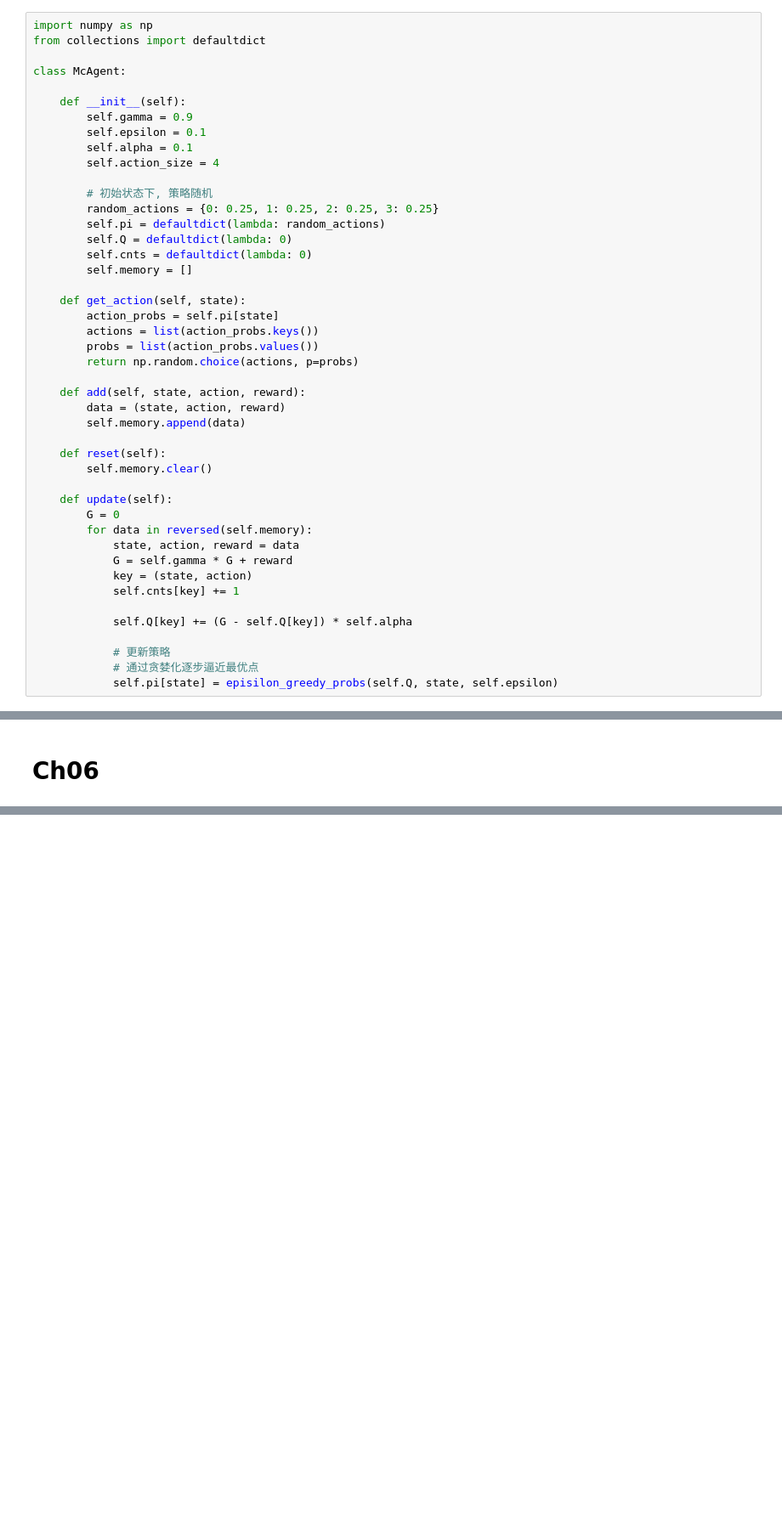
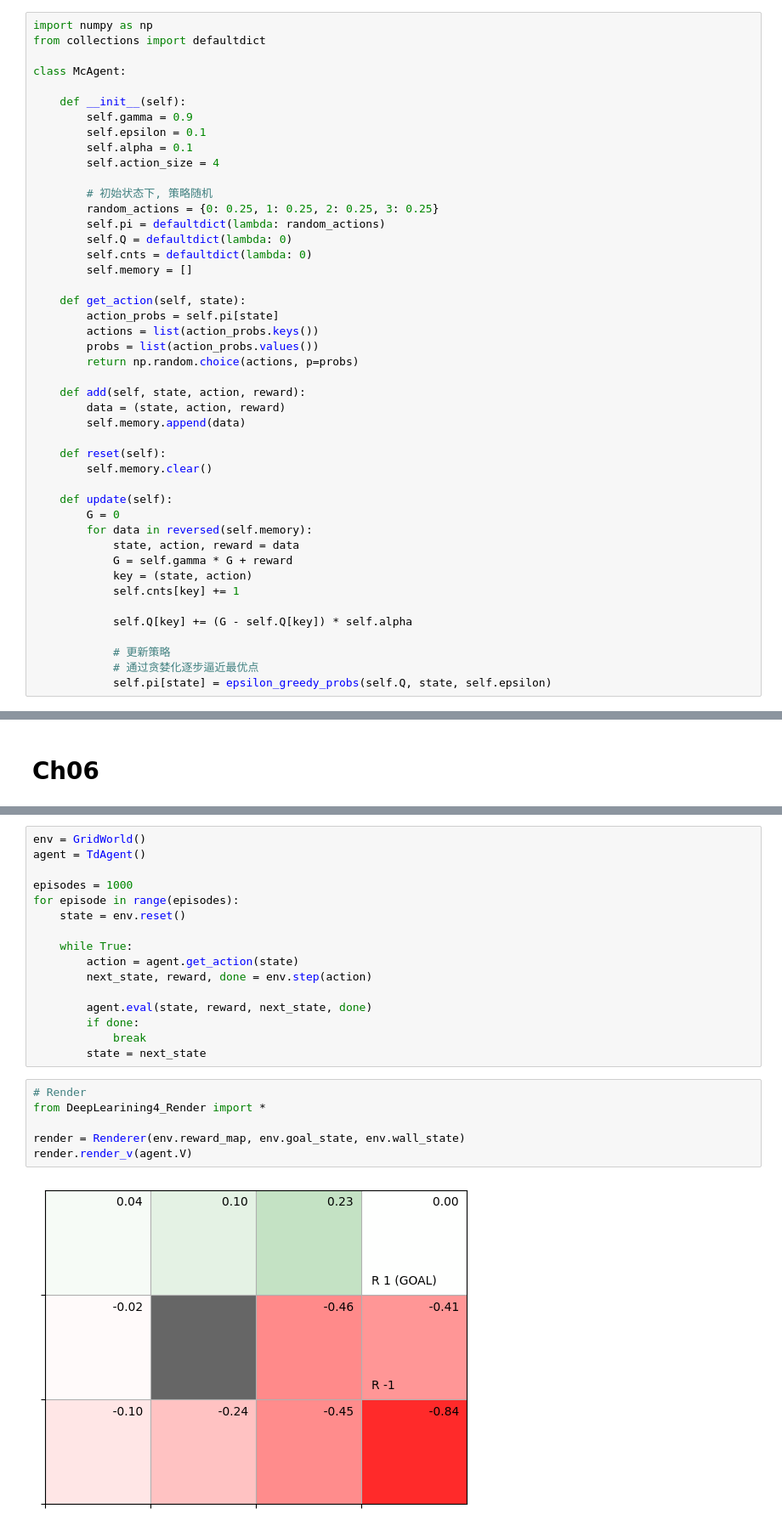
Before and after one commit to God-SunCAT/Notebooks, a Jupyter notebook: DeepLearning4_RL.ipynb, the cells around one changed output, grey strips where cells are left out. Shown at 85% size. Saved outputs shown, nothing was run; the diff lists cells and outputs as text; blank space fills up the shorter version.

```diff
--- a/DeepLearning4_RL.ipynb
+++ b/DeepLearning4_RL.ipynb
@@ -682,7 +682,7 @@ class McAgent:
 
             # 更新策略
             # 通过贪婪化逐步逼近最优点
-            self.pi[state] = episilon_greedy_probs(self.Q, state, self.epsilon)
+            self.pi[state] = epsilon_greedy_probs(self.Q, state, self.epsilon)
 # %%
 # one-hot
 def greedy_probs(Q, state, action_size=4):
@@ -779,0 +805,24 @@ IS: 3.09 (var: 10.80)
+# %%
+env = GridWorld()
+agent = TdAgent()
+
+episodes = 1000
+for episode in range(episodes):
+    state = env.reset()
+
+    while True:
+        action = agent.get_action(state)
+        next_state, reward, done = env.step(action)
+
+        agent.eval(state, reward, next_state, done)
+        if done:
+            break
+        state = next_state
+# %%
+# Render
+from DeepLearining4_Render import *
+
+render = Renderer(env.reward_map, env.goal_state, env.wall_state)
+render.render_v(agent.V)
+# %% [output]
+[figure, added]
```
Also changed, not shown: parts of 21 cells of this notebook.
